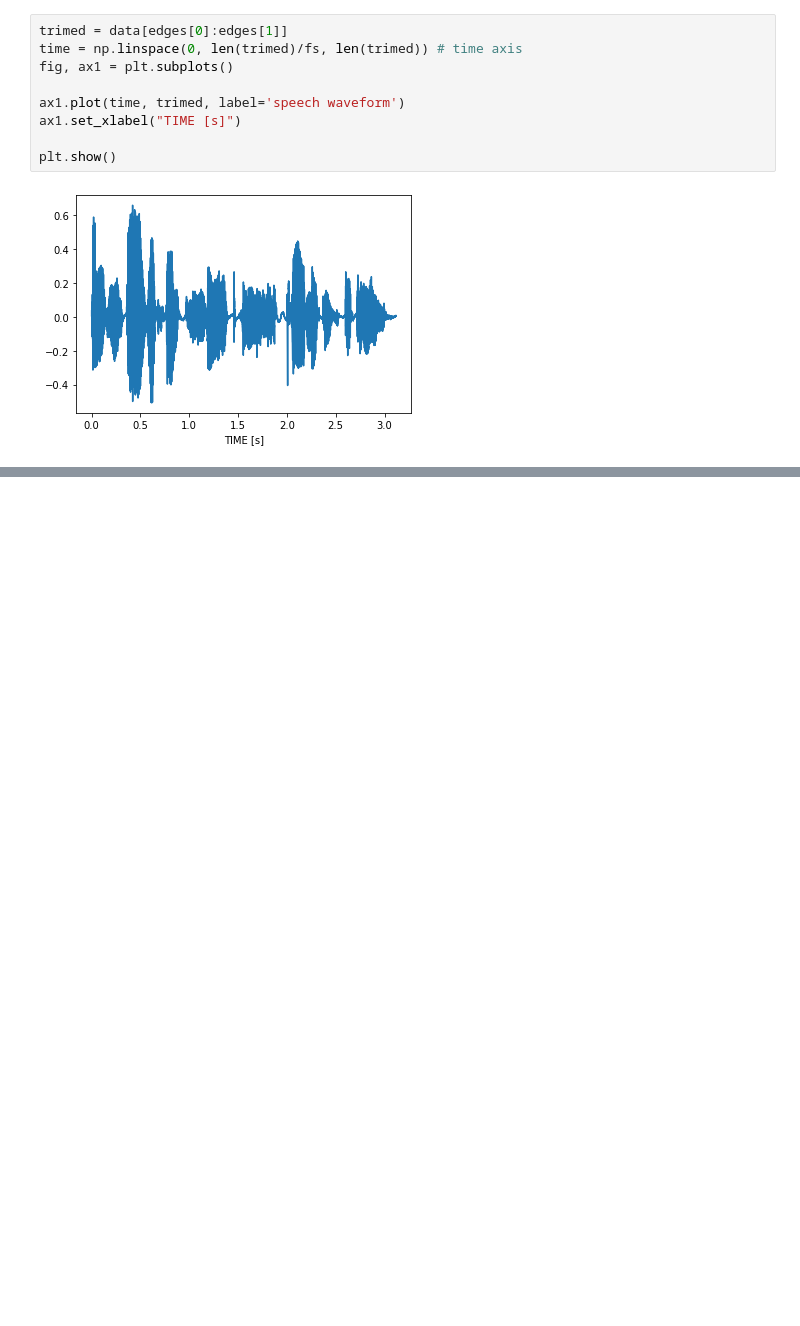
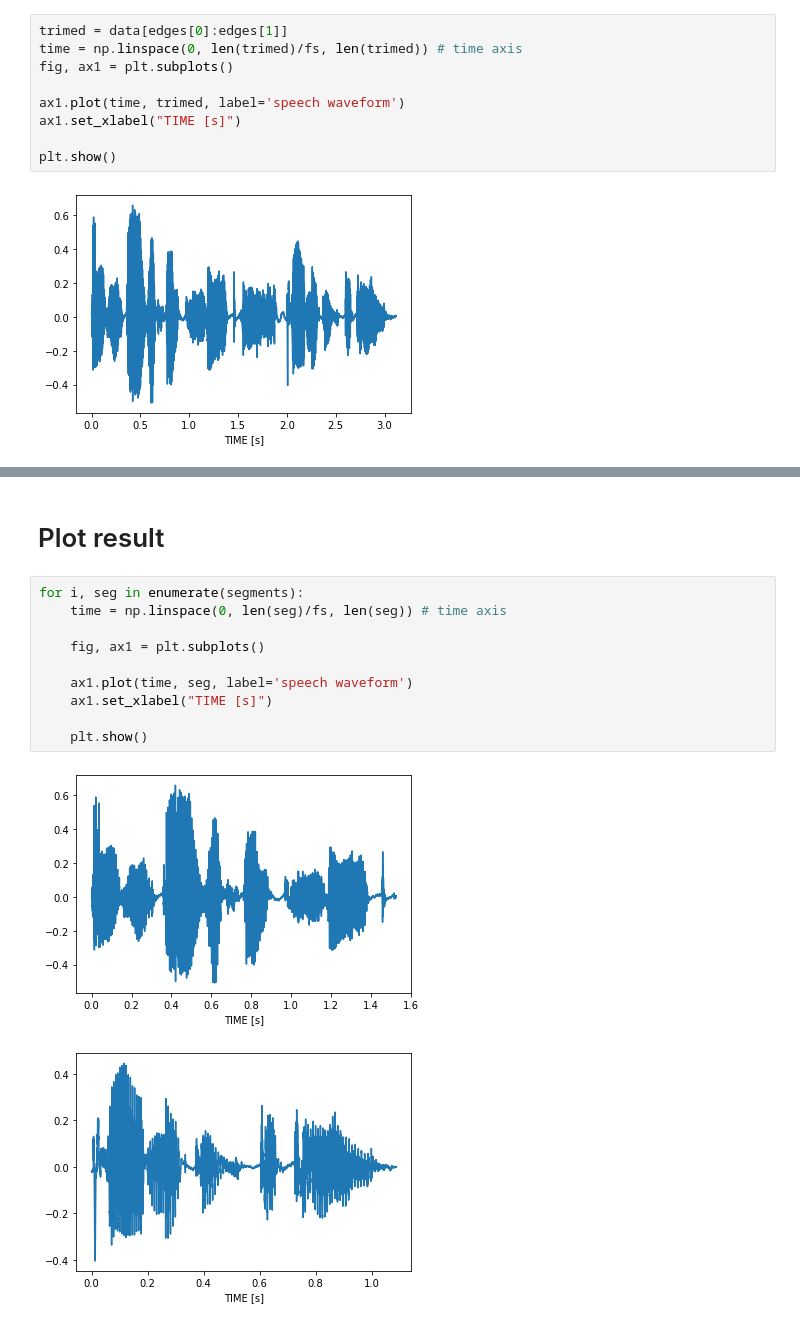
Before and after one commit to F-Tag/python-vad, a Jupyter notebook: example.ipynb, the cells around one changed output, grey strips where cells are left out. Cells and saved outputs as stored; diff of their text form; blank space fills up the shorter version.

```diff
--- a/example.ipynb
+++ b/example.ipynb
@@ -62,0 +70,15 @@ plt.show()
+# %% [markdown]
+# Plot result
+# %%
+for i, seg in enumerate(segments):
+    time = np.linspace(0, len(seg)/fs, len(seg)) # time axis
+
+    fig, ax1 = plt.subplots()
+
+    ax1.plot(time, seg, label='speech waveform')
+    ax1.set_xlabel("TIME [s]")
+
+    plt.show()
+# %% [output]
+[figure, added]
+[figure, added]
```
Also changed, not shown: parts of 5 cells of this notebook.
